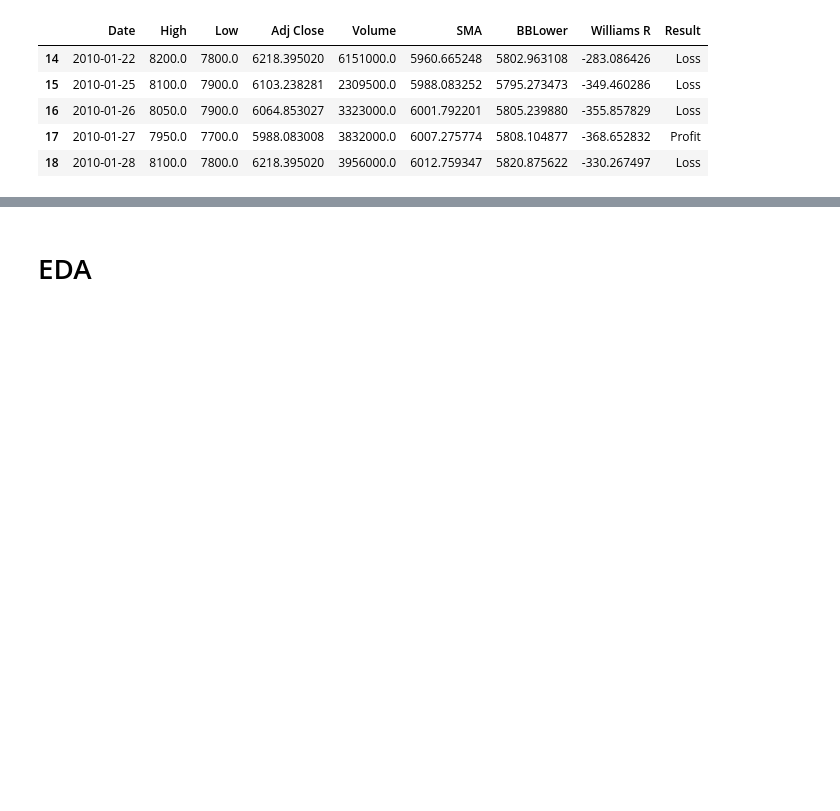
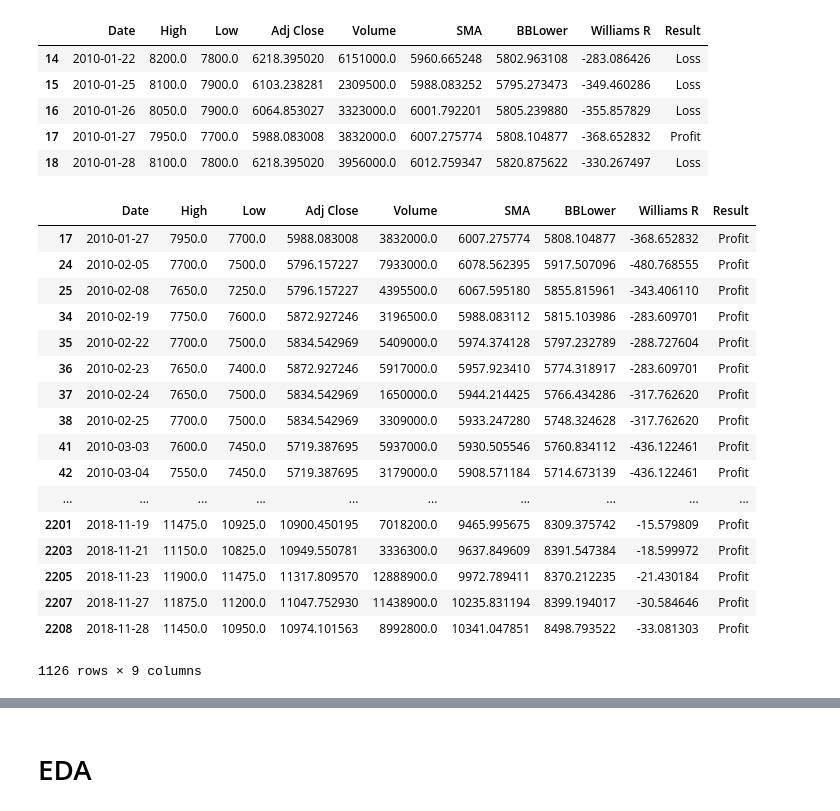
Before and after one commit to lazuardiyusril/StockPredictor, a Jupyter notebook: Final Project Lazuardi Yusril IHza.ipynb, the cells around one changed output, grey strips where cells are left out. Cells and saved outputs as stored; diff of their text form; code cells hidden in the pictures; blank space fills up the shorter version.

```diff
--- a/Final Project Lazuardi Yusril IHza.ipynb
+++ b/Final Project Lazuardi Yusril IHza.ipynb
@@ -163,3 +173,28 @@ df.head()
 | 16 | 2010-01-26 | 8050.0 | 7900.0 | 6064.853027 | 3323000.0 | 6001.792201 | 5805.239880 | -355.857829 | Loss |
 | 17 | 2010-01-27 | 7950.0 | 7700.0 | 5988.083008 | 3832000.0 | 6007.275774 | 5808.104877 | -368.652832 | Profit |
 | 18 | 2010-01-28 | 8100.0 | 7800.0 | 6218.395020 | 3956000.0 | 6012.759347 | 5820.875622 | -330.267497 | Loss |
+# %%
+dfprofit = []
+for i in range(len(df)):
+    if df['Result'].iloc[i] == 'Profit':
+        dfprofit.append(df.iloc[i])
+pd.DataFrame(dfprofit)
+# %% [output]
+|  | Date | High | Low | Adj Close | Volume | SMA | BBLower | Williams R | Result |
+| 17 | 2010-01-27 | 7950.0 | 7700.0 | 5988.083008 | 3832000.0 | 6007.275774 | 5808.104877 | -368.652832 | Profit |
+| 24 | 2010-02-05 | 7700.0 | 7500.0 | 5796.157227 | 7933000.0 | 6078.562395 | 5917.507096 | -480.768555 | Profit |
+| 25 | 2010-02-08 | 7650.0 | 7250.0 | 5796.157227 | 4395500.0 | 6067.595180 | 5855.815961 | -343.406110 | Profit |
+| 34 | 2010-02-19 | 7750.0 | 7600.0 | 5872.927246 | 3196500.0 | 5988.083112 | 5815.103986 | -283.609701 | Profit |
+| 35 | 2010-02-22 | 7700.0 | 7500.0 | 5834.542969 | 5409000.0 | 5974.374128 | 5797.232789 | -288.727604 | Profit |
+| 36 | 2010-02-23 | 7650.0 | 7400.0 | 5872.927246 | 5917000.0 | 5957.923410 | 5774.318917 | -283.609701 | Profit |
+| 37 | 2010-02-24 | 7650.0 | 7500.0 | 5834.542969 | 1650000.0 | 5944.214425 | 5766.434286 | -317.762620 | Profit |
+| 38 | 2010-02-25 | 7700.0 | 7500.0 | 5834.542969 | 3309000.0 | 5933.247280 | 5748.324628 | -317.762620 | Profit |
+| 41 | 2010-03-03 | 7600.0 | 7450.0 | 5719.387695 | 5937000.0 | 5930.505546 | 5760.834112 | -436.122461 | Profit |
+| 42 | 2010-03-04 | 7550.0 | 7450.0 | 5719.387695 | 3179000.0 | 5908.571184 | 5714.673139 | -436.122461 | Profit |
+| ... | ... | ... | ... | ... | ... | ... | ... | ... | ... |
+| 2201 | 2018-11-19 | 11475.0 | 10925.0 | 10900.450195 | 7018200.0 | 9465.995675 | 8309.375742 | -15.579809 | Profit |
+| 2203 | 2018-11-21 | 11150.0 | 10825.0 | 10949.550781 | 3336300.0 | 9637.849609 | 8391.547384 | -18.599972 | Profit |
+| 2205 | 2018-11-23 | 11900.0 | 11475.0 | 11317.809570 | 12888900.0 | 9972.789411 | 8370.212235 | -21.430184 | Profit |
+| 2207 | 2018-11-27 | 11875.0 | 11200.0 | 11047.752930 | 11438900.0 | 10235.831194 | 8399.194017 | -30.584646 | Profit |
+| 2208 | 2018-11-28 | 11450.0 | 10950.0 | 10974.101563 | 8992800.0 | 10341.047851 | 8498.793522 | -33.081303 | Profit |
+1126 rows × 9 columns
```
Also changed, not shown: parts of 39 cells of this notebook.
